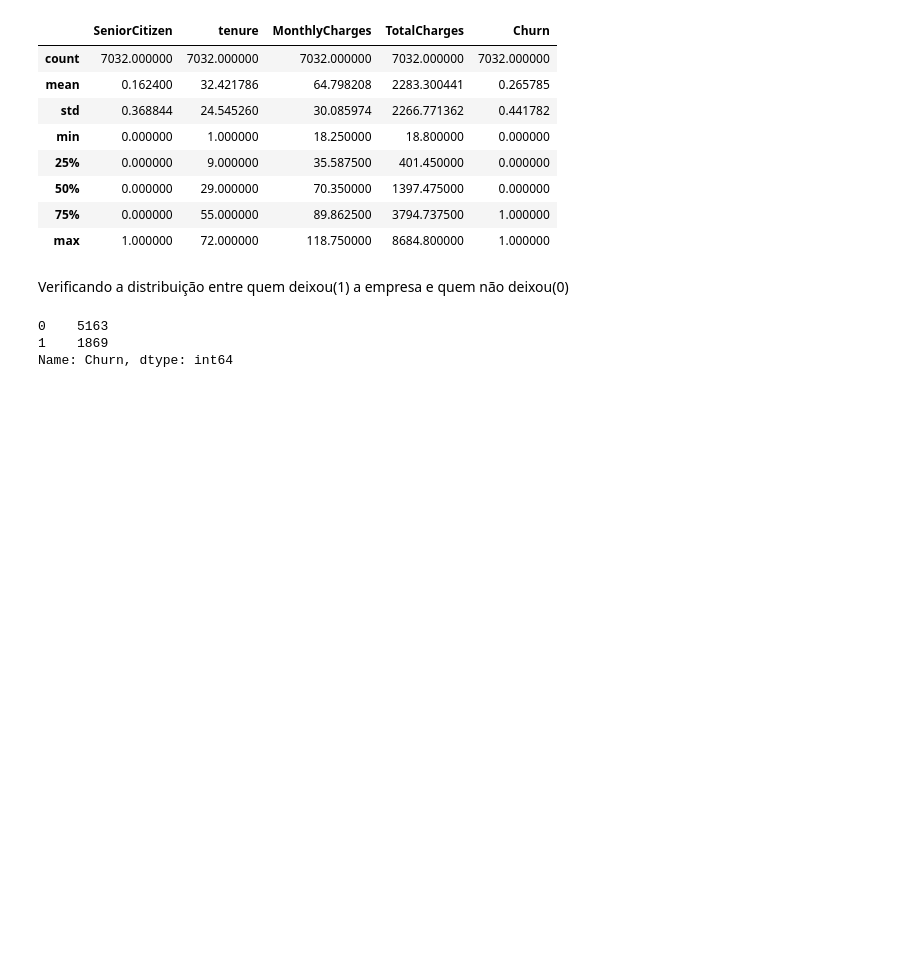
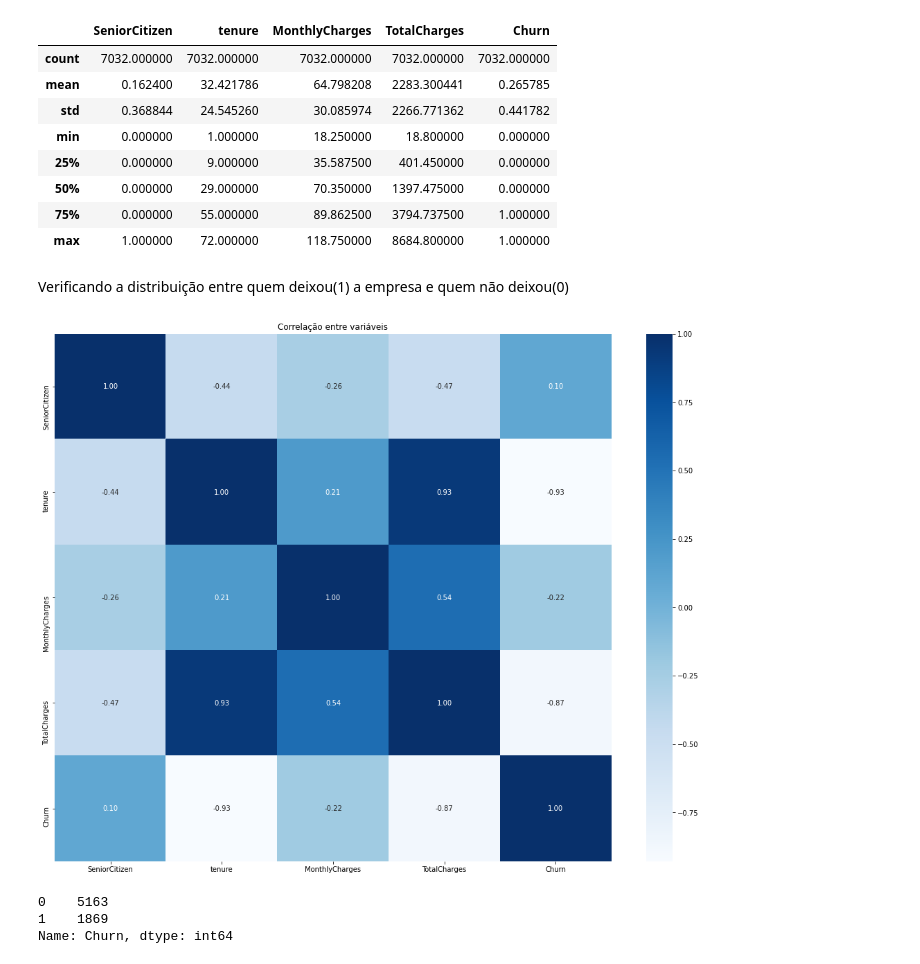
Before and after one commit to k3ybladewielder/DataScience-and-Machine-Learning, a Jupyter notebook: Previsao_de_Churn/Predição_de_Churn.ipynb, the cells around one changed output. Drawn from its saved outputs; the diff is of its cells as text; code cells hidden in the pictures; blank space fills up the shorter version.

```diff
--- a/Previsao_de_Churn/Predição_de_Churn.ipynb
+++ b/Previsao_de_Churn/Predição_de_Churn.ipynb
@@ -183,6 +183,18 @@ ds.describe()
 | max | 1.000000 | 72.000000 | 118.750000 | 8684.800000 | 1.000000 |
 # %% [markdown]
 Verificando a distribuição entre quem deixou(1) a empresa e quem não deixou(0)
+# %%
+mcorr = ds.corr()
+# %%
+plt.figure(figsize=(18, 14))
+sns.heatmap(mcorr.corr(),
+            annot = True,
+            fmt = '.2f',
+            cmap='Blues'),
+plt.title('Correlação entre variáveis')
+plt.show()
+# %% [output]
+[figure, added]
 # %%
 ds["Churn"].value_counts()
 # %% [output]
```
Also changed, not shown: parts of 27 cells of this notebook.
